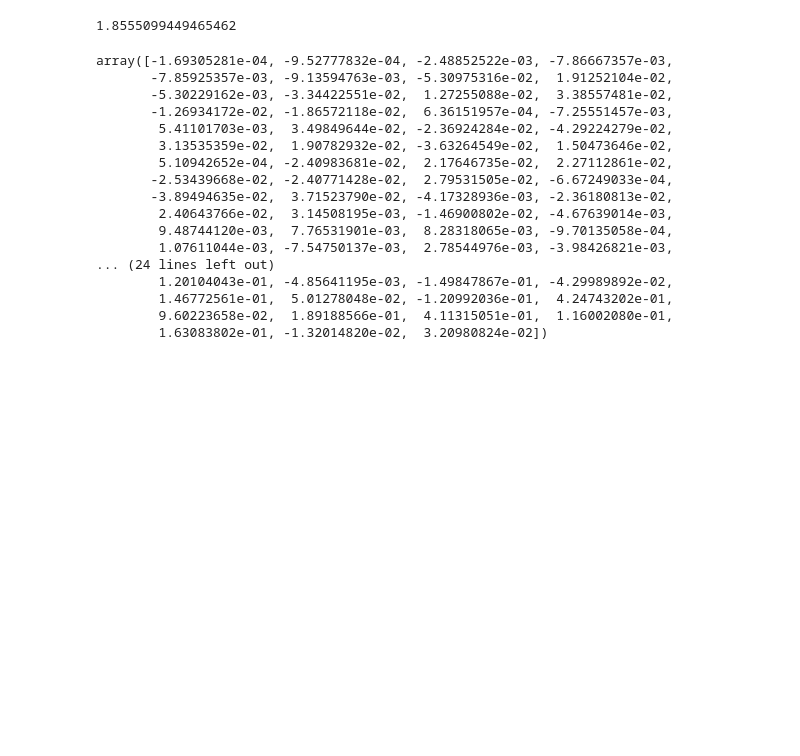
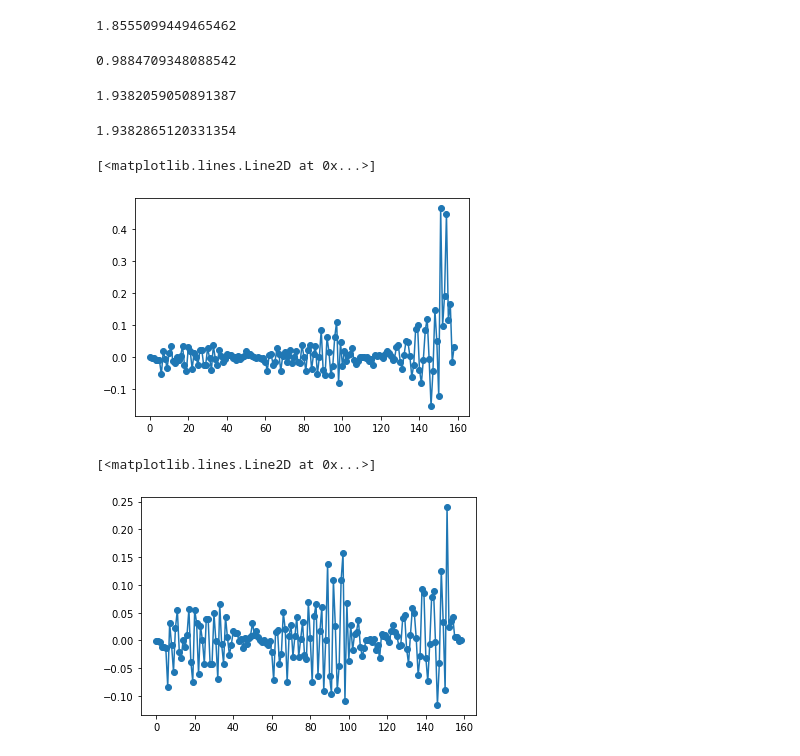
Before and after one commit to honamnguyen/drl_gatedesign, a Jupyter notebook: gym/dev_gym.ipynb, the cells around one changed output. Drawn from its saved outputs; the diff is of its cells as text; code cells hidden in the pictures; blank space fills up the shorter version.

```diff
--- a/gym/dev_gym.ipynb
+++ b/gym/dev_gym.ipynb
@@ -156,7 +276,8 @@ fid_threshold = 0.999
 worstfid_method = 'SLSQP-ket-7'
 
 # action
-action_size = 4
+channels = list(range(8))
+# action_size = 8
 sub_action_scale = None
 end_amp_window = None
 evolve_method = 'exact'
@@ -166,7 +287,7 @@ kw = initialize_transmon_env(sim_name,num_transmon, num_level, sim_frame_rotatio
                              num_seg, dt, target_gate,
                              rl_state, pca_order,
                              reward_type, reward_scheme, fid_threshold, worstfid_method,
-                             action_size, sub_action_scale, end_amp_window, evolve_method)
+                             channels, sub_action_scale, end_amp_window, evolve_method)
 env = gym.make('transmon-cont-v7',**kw)
 # env = ContinuousTransmonEnv(**kw)
 # %% [output]
@@ -275,23 +415,24 @@ dNLI = dFavg/(1-Favg)/np.log(10)
 NLI(env.avg_fid)+dNLI.sum()
 # %% [output]
 1.8555099449465462
+# %%
+print(avg_fids[-1])
+NLI(avg_fids[-1])
+# %% [output]
+0.9884709348088542
+1.9382059050891387
+# %%
+dNLI = NLI(avg_fids)[1:]-NLI(avg_fids)[:-1]
+NLI(env.avg_fid)+dNLI.sum()
+# %% [output]
+1.9382865120331354
+# %%
+plt.plot(dNLI,'o-')
+# %% [output]
+[<matplotlib.lines.Line2D at 0x...>]
+[figure, added]
 # %%
-dNLI
+plt.plot(dFavg,'o-')
 # %% [output]
-array([-1.69305281e-04, -9.52777832e-04, -2.48852522e-03, -7.86667357e-03,
-       -7.85925357e-03, -9.13594763e-03, -5.30975316e-02,  1.91252104e-02,
-       -5.30229162e-03, -3.34422551e-02,  1.27255088e-02,  3.38557481e-02,
-       -1.26934172e-02, -1.86572118e-02,  6.36151957e-04, -7.25551457e-03,
-        5.41101703e-03,  3.49849644e-02, -2.36924284e-02, -4.29224279e-02,
-        3.13535359e-02,  1.90782932e-02, -3.63264549e-02,  1.50473646e-02,
-        5.10942652e-04, -2.40983681e-02,  2.17646735e-02,  2.27112861e-02,
-       -2.53439668e-02, -2.40771428e-02,  2.79531505e-02, -6.67249033e-04,
-       -3.89494635e-02,  3.71523790e-02, -4.17328936e-03, -2.36180813e-02,
-        2.40643766e-02,  3.14508195e-03, -1.46900802e-02, -4.67639014e-03,
-        9.48744120e-03,  7.76531901e-03,  8.28318065e-03, -9.70135058e-04,
-        1.07611044e-03, -7.54750137e-03,  2.78544976e-03, -3.98426821e-03,
-... (24 lines left out)
-        1.20104043e-01, -4.85641195e-03, -1.49847867e-01, -4.29989892e-02,
-        1.46772561e-01,  5.01278048e-02, -1.20992036e-01,  4.24743202e-01,
-        9.60223658e-02,  1.89188566e-01,  4.11315051e-01,  1.16002080e-01,
-        1.63083802e-01, -1.32014820e-02,  3.20980824e-02])
+[<matplotlib.lines.Line2D at 0x...>]
+[figure, added]
```
Also changed, not shown: parts of 11 cells of this notebook, 11 other files.
